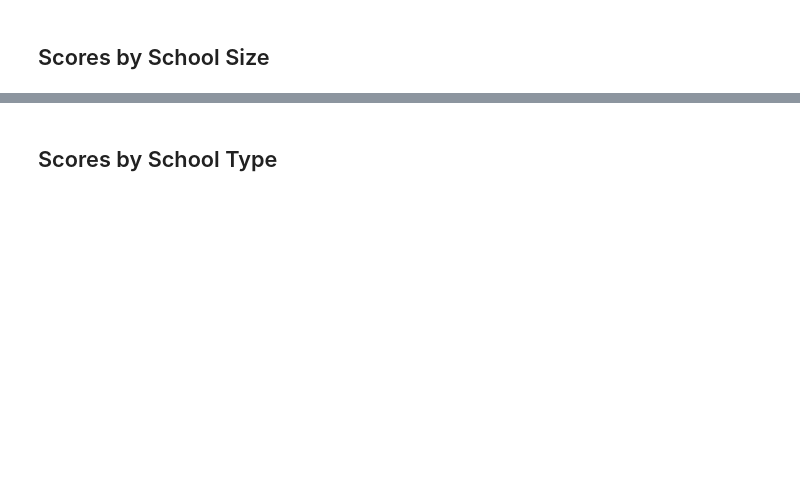
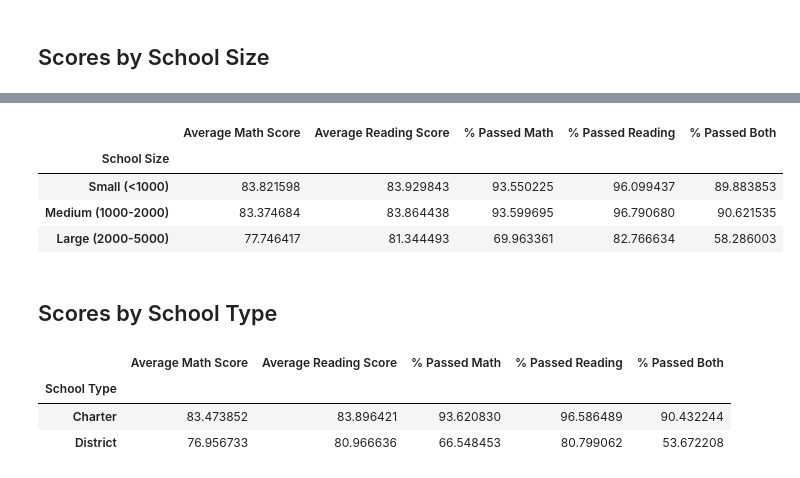
Before and after one commit to ASPigman/pandas_challenge, a Jupyter notebook: PyCitySchools/PyCitySchools_analysis.ipynb, the cells around one changed output, grey strips where cells are left out. Cells and saved outputs as stored; diff of their text form; code cells hidden in the pictures; blank space fills up the shorter version.

```diff
--- a/PyCitySchools/PyCitySchools_analysis.ipynb
+++ b/PyCitySchools/PyCitySchools_analysis.ipynb
@@ -508,5 +547,6 @@ labels = ["Small (<1000)", "Medium (1000-2000)", "Large (2000-5000)"]
 # Categorize the spending based on the bins
 # Use `pd.cut` on the "Total Students" column of the `per_school_summary` DataFrame.
 
-per_school_summary["School Size"] =
+per_school_summary["School Size"] = pd.cut(school_spending_df["Total Students"], size_bins, labels=labels)
+
 per_school_summary
@@ -514,16 +572,28 @@ per_school_summary
 # Calculate averages for the desired columns.
 size_math_scores = per_school_summary.groupby(["School Size"])["Average Math Score"].mean()
 size_reading_scores = per_school_summary.groupby(["School Size"])["Average Reading Score"].mean()
-size_passing_math = per_school_summary.groupby(["School Size"])["% Passing Math"].mean()
-size_passing_reading = per_school_summary.groupby(["School Size"])["% Passing Reading"].mean()
-size_overall_passing = per_school_summary.groupby(["School Size"])["% Overall Passing"].mean()
+size_passing_math = per_school_summary.groupby(["School Size"])["% Passed Math"].mean()
+size_passing_reading = per_school_summary.groupby(["School Size"])["% Passed Reading"].mean()
+size_overall_passing = per_school_summary.groupby(["School Size"])["% Passed Both"].mean()
 # %%
 # Create a DataFrame called `size_summary` that breaks down school performance based on school size (small, medium, or large).
 # Use the scores above to create a new DataFrame called `size_summary`
-size_summary =
+size_summary = ({"Average Math Score": size_math_scores,
+                 "Average Reading Score": size_reading_scores,
+                 "% Passed Math": size_passing_math,
+                 "% Passed Reading": size_passing_reading,
+                 "% Passed Both": size_overall_passing})
+
+size_summary = pd.DataFrame(size_summary)
 
 # Display results
 size_summary
+# %% [output]
+|  | Average Math Score | Average Reading Score | % Passed Math | % Passed Reading | % Passed Both |
+| School Size |  |  |  |  |  |
+| Small (<1000) | 83.821598 | 83.929843 | 93.550225 | 96.099437 | 89.883853 |
+| Medium (1000-2000) | 83.374684 | 83.864438 | 93.599695 | 96.790680 | 90.621535 |
+| Large (2000-5000) | 77.746417 | 81.344493 | 69.963361 | 82.766634 | 58.286003 |
 # %% [markdown]
 ## Scores by School Type
 # %%
@@ -536,6 +606,17 @@ average_percent_overall_passing_by_type = per_school_summary.groupby(["School Ty
 # %%
 # Assemble the new data by type into a DataFrame called `type_summary`
-type_summary =
+type_summary = ({"Average Math Score": average_math_score_by_type,
+                 "Average Reading Score": average_reading_score_by_type,
+                 "% Passed Math": average_percent_passing_math_by_type,
+                 "% Passed Reading": average_percent_passing_reading_by_type,
+                 "% Passed Both": average_percent_overall_passing_by_type})
+
+type_summary = pd.DataFrame(type_summary)
 
 # Display results
 type_summary
+# %% [output]
+|  | Average Math Score | Average Reading Score | % Passed Math | % Passed Reading | % Passed Both |
+| School Type |  |  |  |  |  |
+| Charter | 83.473852 | 83.896421 | 93.620830 | 96.586489 | 90.432244 |
+| District | 76.956733 | 80.966636 | 66.548453 | 80.799062 | 53.672208 |
```
Also changed, not shown: parts of 8 cells of this notebook, 1 other file.
